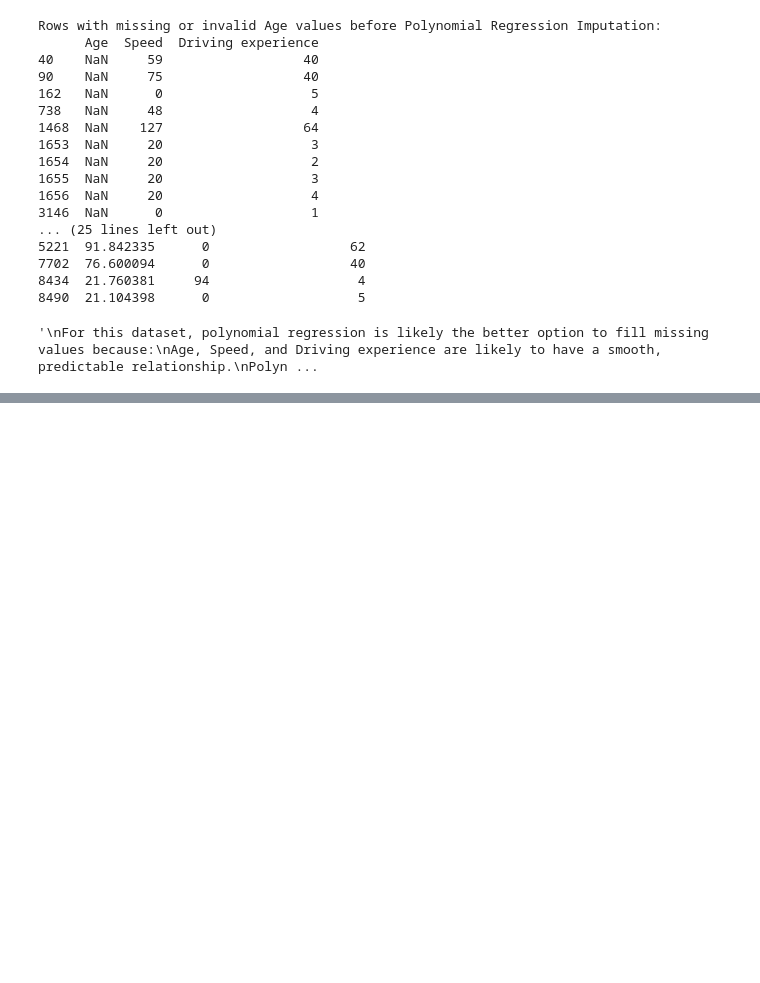
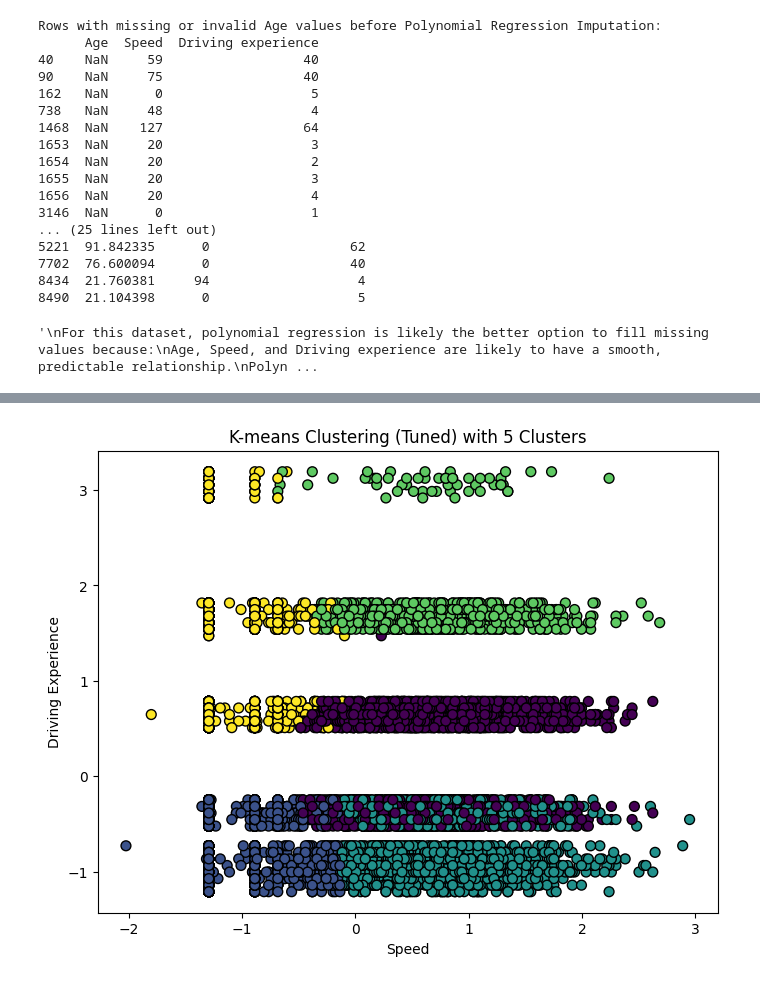
Before and after one commit to edwardpriyatna/road_death_analysis_and_clustering, a Jupyter notebook: road_deaths_analysis.ipynb, the cells around one changed output, grey strips where cells are left out. Cells and saved outputs as stored; diff of their text form; code cells hidden in the pictures; blank space fills up the shorter version.

```diff
--- a/road_deaths_analysis.ipynb
+++ b/road_deaths_analysis.ipynb
@@ -485,0 +453,17 @@ weighted avg       0.24      0.24      0.24      9140
+# %%
+# Apply KMeans clustering with 5 clusters for tuning
+kmeans_tuned = KMeans(n_clusters=5, random_state=42)
+kmeans_tuned.fit(data_scaled)
+
+# Predict the new clusters
+clusters_tuned = kmeans_tuned.predict(data_scaled)
+
+# Plot the new clusters
+plt.figure(figsize=(8, 6))
+plt.scatter(data_scaled[:, 0], data_scaled[:, 1], c=clusters_tuned, cmap='viridis', marker='o', edgecolor='k', s=50)
+plt.title("K-means Clustering (Tuned) with 5 Clusters")
+plt.xlabel('Speed')
+plt.ylabel('Driving Experience')
+plt.show()
+# %% [output]
+[figure, added]
```
Also changed, not shown: parts of 17 cells of this notebook.
